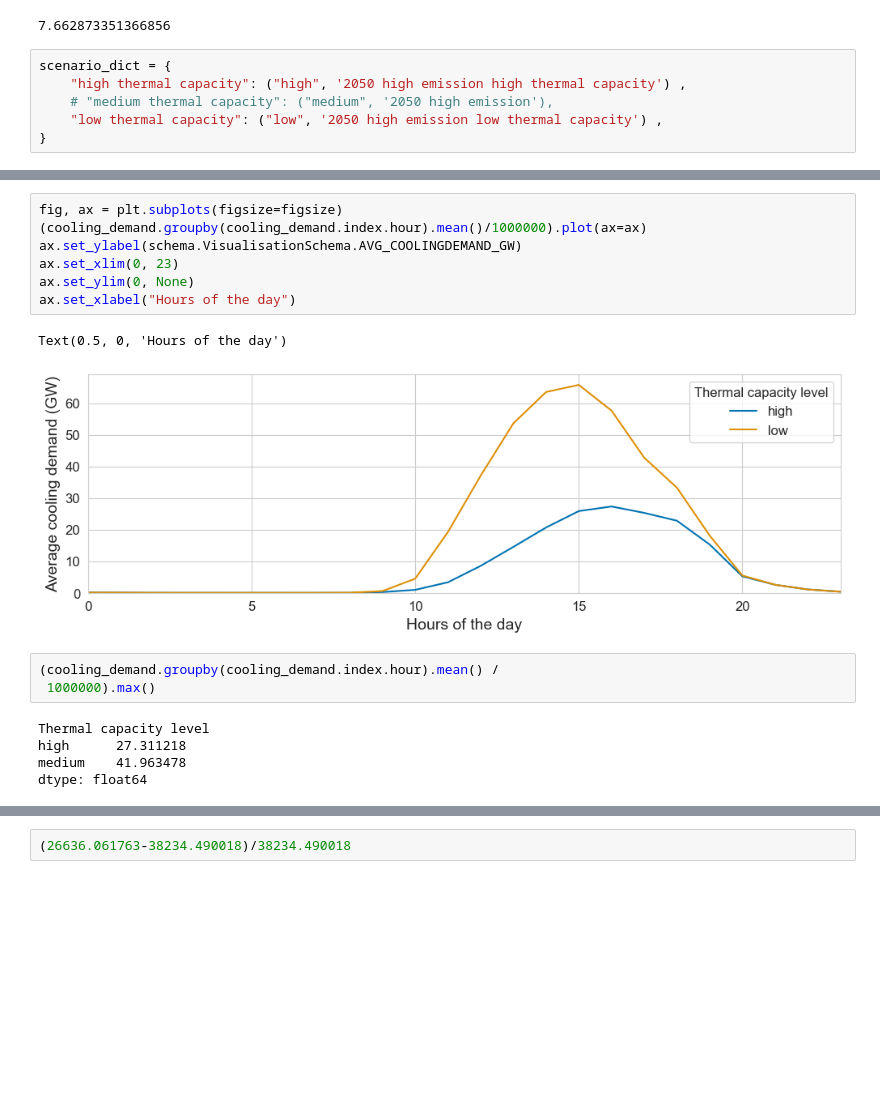
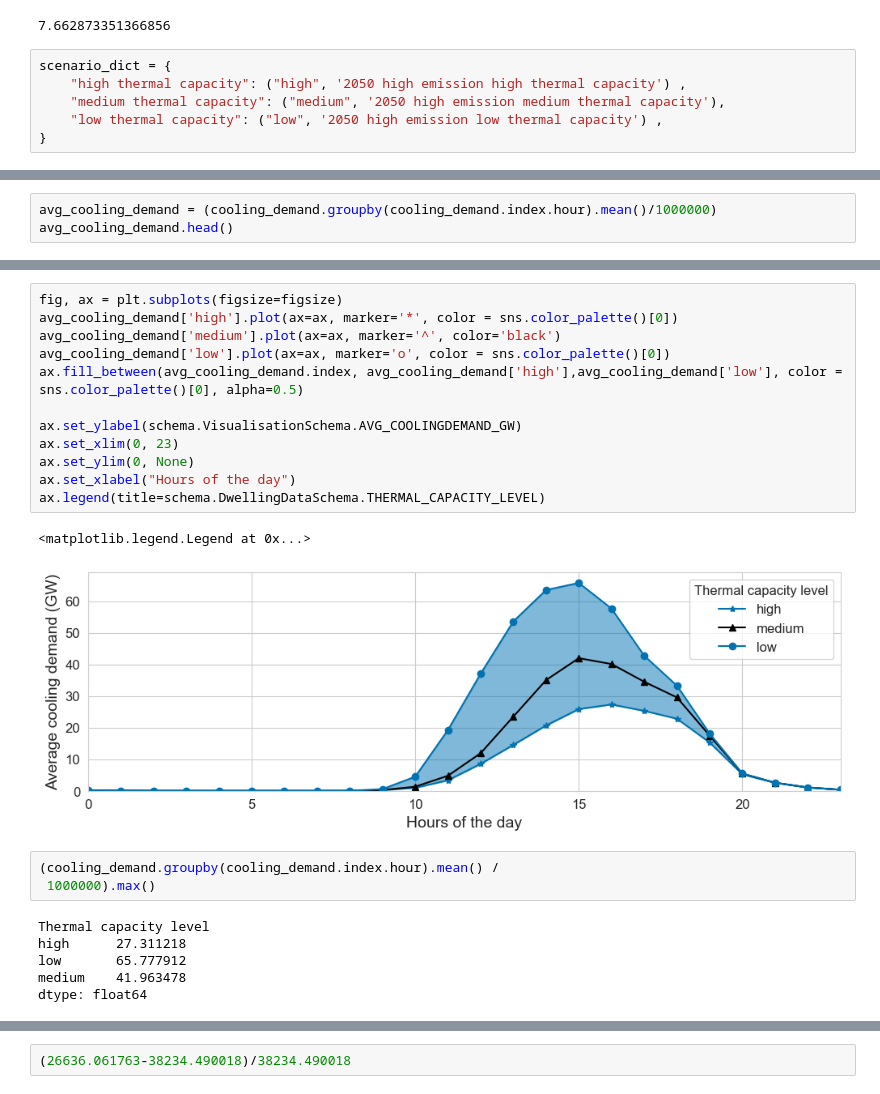
Before and after one commit to AlexandreLab/cooling_demand_UK, a Jupyter notebook: notebooks/visualisation_paper_sensitivity.ipynb, the cells around one changed output, grey strips where cells are left out. Drawn from its saved outputs; the diff is of its cells as text; blank space fills up the shorter version.

```diff
--- a/notebooks/visualisation_paper_sensitivity.ipynb
+++ b/notebooks/visualisation_paper_sensitivity.ipynb
@@ -103,7 +104,7 @@ residential_data[schema.DwellingDataSchema.NB_DWELLINGS].sum()/3
 # %%
 scenario_dict = {
     "high thermal capacity": ("high", '2050 high emission high thermal capacity') ,
-    # "medium thermal capacity": ("medium", '2050 high emission'),
+    "medium thermal capacity": ("medium", '2050 high emission medium thermal capacity'),
     "low thermal capacity": ("low", '2050 high emission low thermal capacity') ,
 }
 # %%
@@ -144 +146,4 @@ ic| sc_name: 'high thermal capacity'
 ic| sc_name: 'low thermal capacity'
+# %%
+avg_cooling_demand = (cooling_demand.groupby(cooling_demand.index.hour).mean()/1000000)
+avg_cooling_demand.head()
@@ -145,19 +166,25 @@ ic| sc_name: 'low thermal capacity'
 # %%
 fig, ax = plt.subplots(figsize=figsize)
-(cooling_demand.groupby(cooling_demand.index.hour).mean()/1000000).plot(ax=ax)
+avg_cooling_demand['high'].plot(ax=ax, marker='*', color = sns.color_palette()[0])
+avg_cooling_demand['medium'].plot(ax=ax, marker='^', color='black')
+avg_cooling_demand['low'].plot(ax=ax, marker='o', color = sns.color_palette()[0])
+ax.fill_between(avg_cooling_demand.index, avg_cooling_demand['high'],avg_cooling_demand['low'], color = sns.color_palette()[0], alpha=0.5)
+
 ax.set_ylabel(schema.VisualisationSchema.AVG_COOLINGDEMAND_GW)
 ax.set_xlim(0, 23)
 ax.set_ylim(0, None)
 ax.set_xlabel("Hours of the day")
+ax.legend(title=schema.DwellingDataSchema.THERMAL_CAPACITY_LEVEL)
 # %% [output]
-Text(0.5, 0, 'Hours of the day')
+<matplotlib.legend.Legend at 0x...>
-[figure, old version]
+[figure, new version]
 # %%
 (cooling_demand.groupby(cooling_demand.index.hour).mean() /
  1000000).max()
 # %% [output]
 Thermal capacity level
 high      27.311218
+low       65.777912
 medium    41.963478
 dtype: float64
 # %%
```
Also changed, not shown: parts of 11 cells of this notebook, 11 other files.
